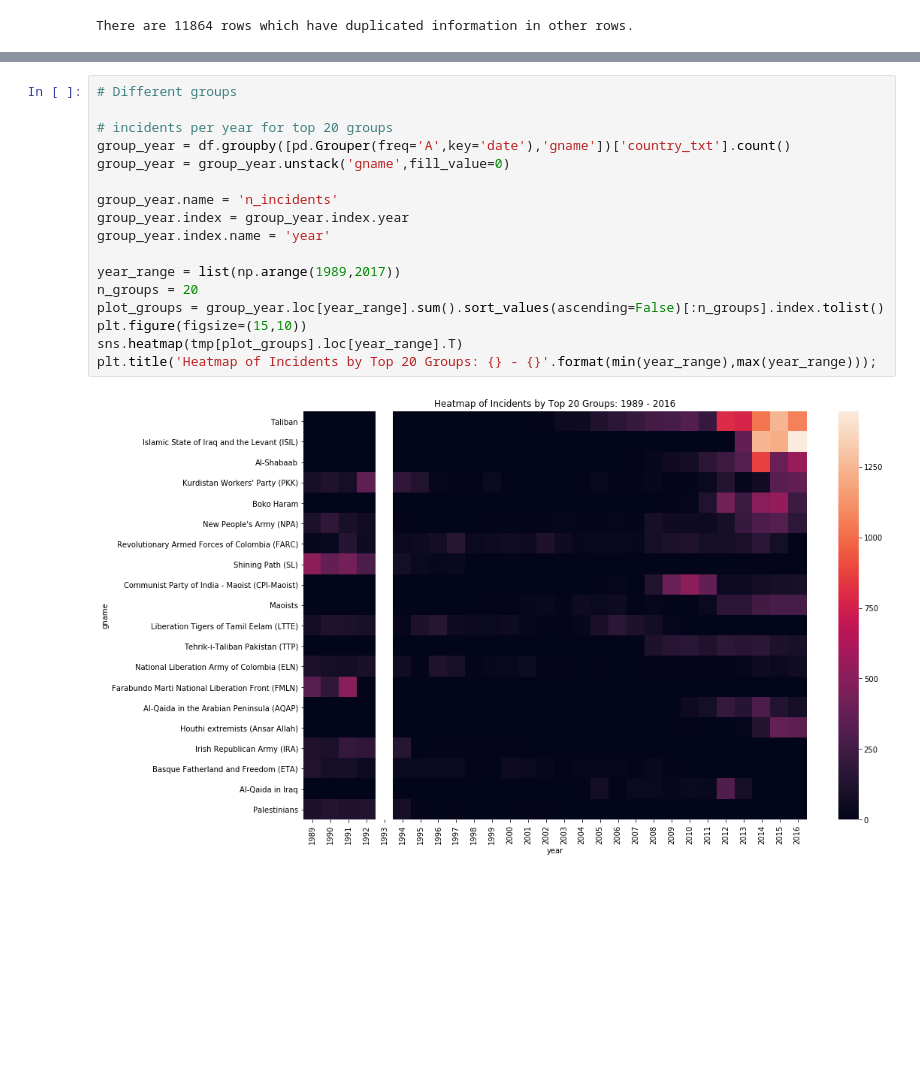
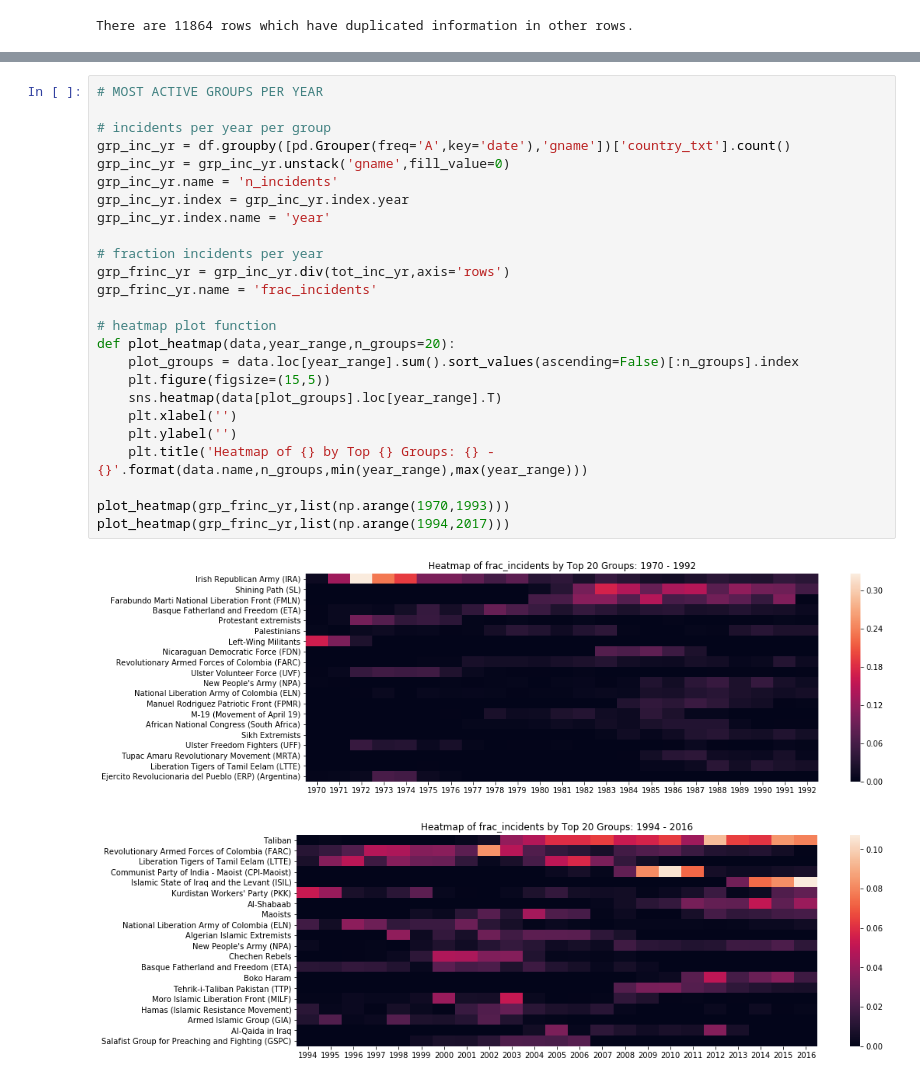
Before and after one commit to jack89roberts/GTD, a Jupyter notebook: GTD_Challenge.ipynb, the cells around one changed output, grey strips where cells are left out. Saved outputs shown, nothing was run; the diff lists cells and outputs as text; blank space fills up the shorter version.

```diff
--- a/GTD_Challenge.ipynb
+++ b/GTD_Challenge.ipynb
@@ -128,19 +148,28 @@ plt.ylabel('No. Incidents');
 # %%
-# Different groups
+# MOST ACTIVE GROUPS PER YEAR
 
-# incidents per year for top 20 groups
-group_year = df.groupby([pd.Grouper(freq='A',key='date'),'gname'])['country_txt'].count()
-group_year = group_year.unstack('gname',fill_value=0)
+# incidents per year per group
+grp_inc_yr = df.groupby([pd.Grouper(freq='A',key='date'),'gname'])['country_txt'].count()
+grp_inc_yr = grp_inc_yr.unstack('gname',fill_value=0)
+grp_inc_yr.name = 'n_incidents'
+grp_inc_yr.index = grp_inc_yr.index.year
+grp_inc_yr.index.name = 'year'
 
-group_year.name = 'n_incidents'
-group_year.index = group_year.index.year
-group_year.index.name = 'year'
+# fraction incidents per year
+grp_frinc_yr = grp_inc_yr.div(tot_inc_yr,axis='rows')
+grp_frinc_yr.name = 'frac_incidents'
 
-year_range = list(np.arange(1989,2017))
-n_groups = 20
-plot_groups = group_year.loc[year_range].sum().sort_values(ascending=False)[:n_groups].index.tolist()
-plt.figure(figsize=(15,10))
-sns.heatmap(tmp[plot_groups].loc[year_range].T)
-plt.title('Heatmap of Incidents by Top 20 Groups: {} - {}'.format(min(year_range),max(year_range)));
+# heatmap plot function
+def plot_heatmap(data,year_range,n_groups=20):
+    plot_groups = data.loc[year_range].sum().sort_values(ascending=False)[:n_groups].index
+    plt.figure(figsize=(15,5))
+    sns.heatmap(data[plot_groups].loc[year_range].T)
+    plt.xlabel('')
+    plt.ylabel('')
+    plt.title('Heatmap of {} by Top {} Groups: {} - {}'.format(data.name,n_groups,min(year_range),max(year_range)))
+
+plot_heatmap(grp_frinc_yr,list(np.arange(1970,1993)))
+plot_heatmap(grp_frinc_yr,list(np.arange(1994,2017)))
 # %% [output]
-[figure, old version]
+[figure, new version]
+[figure, added]
```
Also changed, not shown: parts of 2 cells of this notebook.
